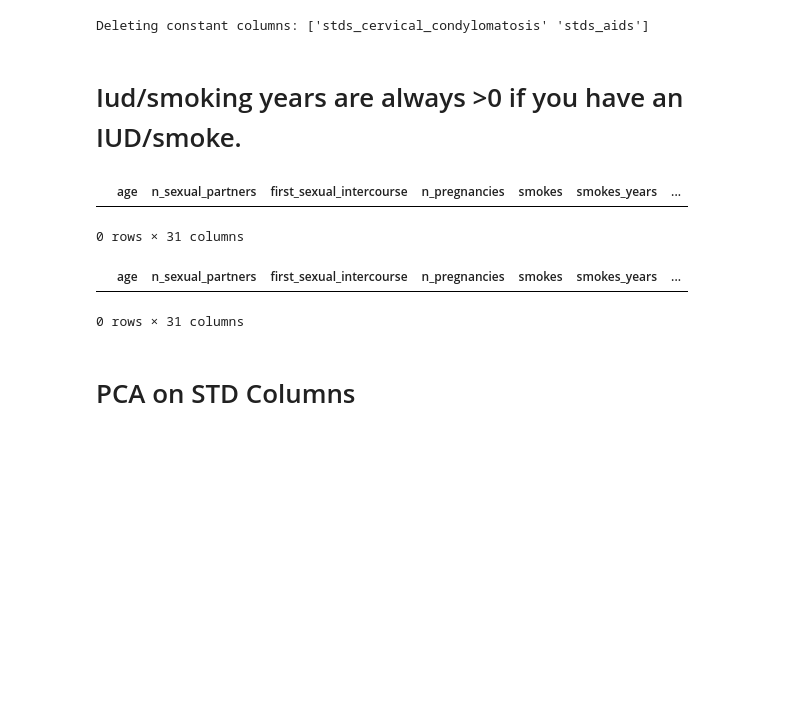
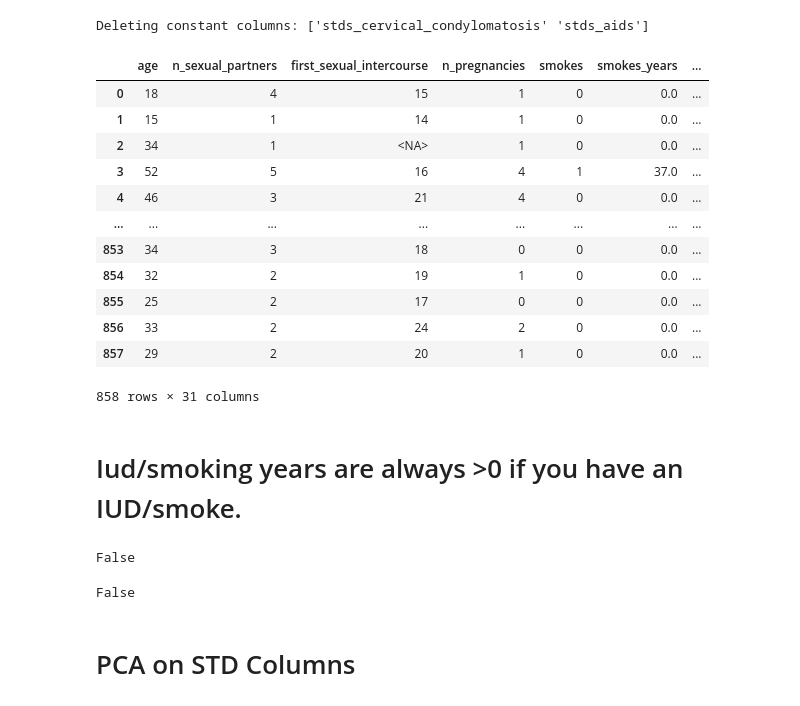
Before and after one commit to jmniehaus/cervical_cancer, a Jupyter notebook: cervical.ipynb, the cells around one changed output. Drawn from its saved outputs; the diff is of its cells as text; code cells hidden in the pictures; blank space fills up the shorter version.

```diff
--- a/cervical.ipynb
+++ b/cervical.ipynb
@@ -155,18 +157,32 @@ if any(const):
     df.drop(df.columns.values[const], axis = 1, inplace = True)
 # %% [output]
 Deleting constant columns: ['stds_cervical_condylomatosis' 'stds_aids']
+# %%
+df
+# %% [output]
+|  | age | n_sexual_partners | first_sexual_intercourse | n_pregnancies | smokes | smokes_years | ... |
+| 0 | 18 | 4 | 15 | 1 | 0 | 0.0 | ... |
+| 1 | 15 | 1 | 14 | 1 | 0 | 0.0 | ... |
+| 2 | 34 | 1 | <NA> | 1 | 0 | 0.0 | ... |
+| 3 | 52 | 5 | 16 | 4 | 1 | 37.0 | ... |
+| 4 | 46 | 3 | 21 | 4 | 0 | 0.0 | ... |
+| ... | ... | ... | ... | ... | ... | ... | ... |
+| 853 | 34 | 3 | 18 | 0 | 0 | 0.0 | ... |
+| 854 | 32 | 2 | 19 | 1 | 0 | 0.0 | ... |
+| 855 | 25 | 2 | 17 | 0 | 0 | 0.0 | ... |
+| 856 | 33 | 2 | 24 | 2 | 0 | 0.0 | ... |
+| 857 | 29 | 2 | 20 | 1 | 0 | 0.0 | ... |
+858 rows × 31 columns
 # %% [markdown]
 # Iud/smoking years are always >0 if you have an IUD/smoke.
 # %%
-df.loc[(df.iud == 1) & (df.iud_years == 0)]
+np.any((df.iud == 1) & (df.iud_years == 0))
 # %% [output]
-|  | age | n_sexual_partners | first_sexual_intercourse | n_pregnancies | smokes | smokes_years | ... |
-0 rows × 31 columns
+False
 # %%
-df.loc[(df.smokes == 1) & (df.smokes_years == 0)]
+np.any((df.smokes == 1) & (df.smokes_years == 0))
 # %% [output]
-|  | age | n_sexual_partners | first_sexual_intercourse | n_pregnancies | smokes | smokes_years | ... |
-0 rows × 31 columns
+False
 # %% [markdown]
 # PCA on STD Columns
 # %%
```
Also changed, not shown: parts of 30 cells of this notebook, 2 other files.
